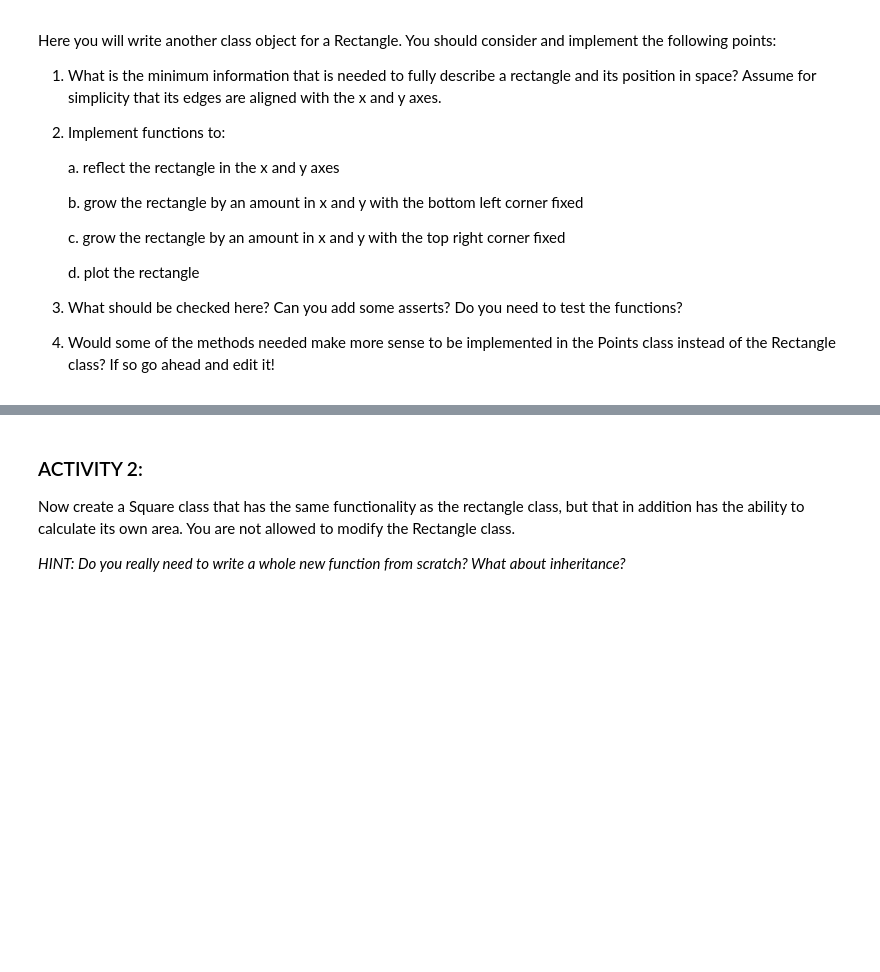
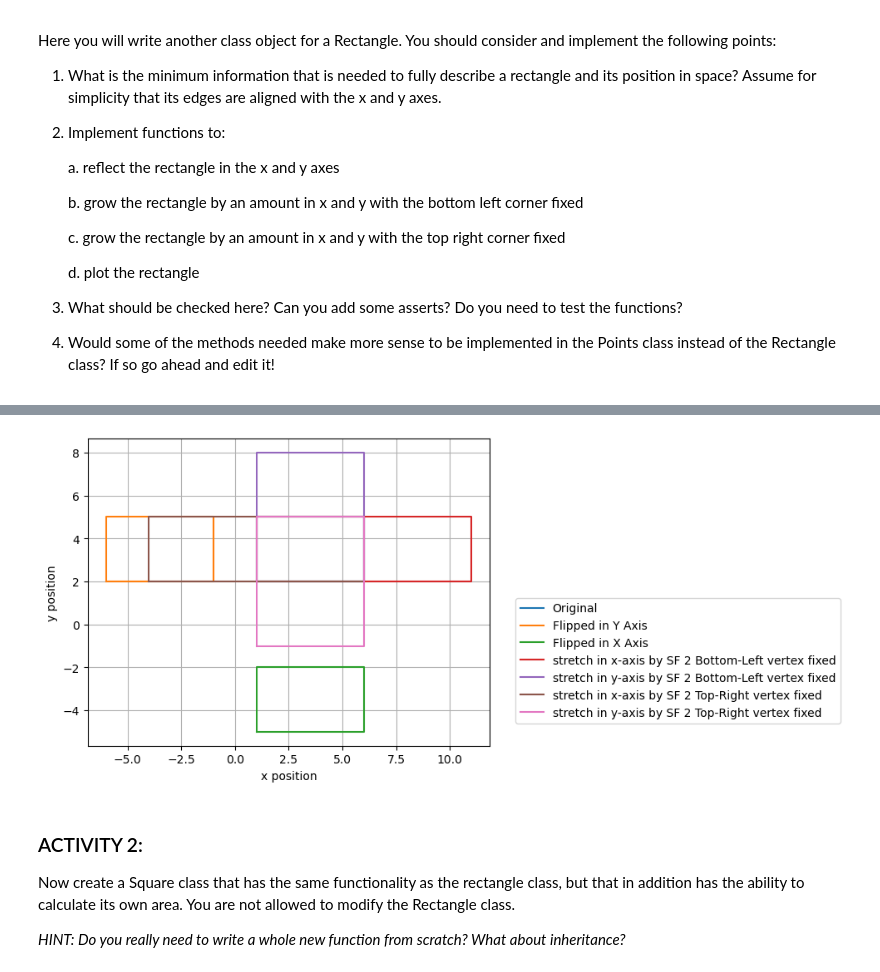
Before and after one commit to KAClough/TopicsInSciComp, a Jupyter notebook: Notebooks/Week3_LabExercises.ipynb, the cells around one changed output, grey strips where cells are left out. Saved outputs shown, nothing was run; the diff lists cells and outputs as text; code cells hidden in the pictures; blank space fills up the shorter version.

```diff
--- a/Notebooks/Week3_LabExercises.ipynb
+++ b/Notebooks/Week3_LabExercises.ipynb
@@ -116,4 +116,97 @@ Distance is  6.264982043070834
 # %%
 # Rectangle class
 
-# UPDATE ME!
+class Rectangle:
+    def __init__(self, name, bottom_left_point=Point(), dx=0.0, dy=0.0):
+        self.name = name
+        self.bottom_left_point = bottom_left_point
+        self.dx = dx
+        self.dy = dy
+        self.bottom_right_point = Point(self.bottom_left_point.x + self.dx, self.bottom_left_point.y, name="BR")
+        self.top_left_point = Point(self.bottom_left_point.x, self.bottom_left_point.y + self.dy, name="TL")
+        self.top_right_point = Point(self.bottom_left_point.x + self.dx, self.bottom_left_point.y + self.dy, name="TR")
+
+
+    def print_rectangle(self) :
+        print("Rectangle", self.name, "is (",
+               self.bottom_left_point.x, self.bottom_left_point.y, "), and (",
+               self.bottom_right_point.x, self.bottom_right_point.y, "), and (",
+               self.top_left_point.x, self.top_left_point.y, "), and (",
+               self.top_right_point.x, self.top_right_point.y, ")")
+
+    def reflect_rectangle_in_y_axis(self) :
+        new_bottom_left_point = Point(-self.bottom_left_point.x - self.dx, self.bottom_left_point.y, "P reflected in y")
+        new_rectangle = Rectangle( self.name + " reflected in y axis", new_bottom_left_point, self.dx, self.dy)
+        return(new_rectangle)
+        Rectangle.print_rectangle(new_rectangle)
+
+    def reflect_rectangle_in_x_axis(self) :
+        new_bottom_left_point = Point(self.bottom_left_point.x, -self.bottom_left_point.y - self.dy, "P reflected in x")
+        new_rectangle = Rectangle( self.name + " reflected in x axis", new_bottom_left_point, self.dx, self.dy)
+        return(new_rectangle)
+        Rectangle.print_rectangle(new_rectangle)
+
+    def stretch_rectangle_in_x_axis_with_bottom_left_vertex_fixed(self, scale_factor):
+        new_bottom_left_point = Point(self.bottom_left_point.x, self.bottom_left_point.y, "P reflected in x")
+        new_rectangle = Rectangle( self.name + f" stretched by a factor of {scale_factor} in x axis where the bottom-left vertex is fixed", new_bottom_left_point, scale_factor*self.dx, self.dy)
+        return(new_rectangle)
+        Rectangle.print_rectangle(new_rectangle)
+
+    def stretch_rectangle_in_y_axis_with_bottom_left_vertex_fixed(self, scale_factor):
+        new_bottom_left_point = Point(self.bottom_left_point.x, self.bottom_left_point.y, "P reflected in x")
+        new_rectangle = Rectangle( self.name + f" stretched by a factor of {scale_factor} in y axis where the bottom-left vertex is fixed", new_bottom_left_point, self.dx, scale_factor*self.dy)
+        return(new_rectangle)
+        Rectangle.print_rectangle(new_rectangle)
+
+    def stretch_rectangle_in_x_axis_with_top_right_vertex_fixed(self, scale_factor):
+        new_bottom_left_point = Point(self.bottom_left_point.x - (scale_factor -1)*self.dx, self.bottom_left_point.y, "P reflected in x")
+        new_rectangle = Rectangle( self.name + f" stretched by a factor of {scale_factor} in x axis where the top-right vertex is fixed", new_bottom_left_point, scale_factor*self.dx, self.dy)
+        return(new_rectangle)
+        Rectangle.print_rectangle(new_rectangle)
+
+    def stretch_rectangle_in_y_axis_with_top_right_vertex_fixed(self, scale_factor):
+        new_bottom_left_point = Point(self.bottom_left_point.x, self.bottom_left_point.y - (scale_factor -1)*self.dy, "P reflected in x")
+        new_rectangle = Rectangle( self.name + f" stretched by a factor of {scale_factor} in y axis where the top-right vertex is fixed", new_bottom_left_point, self.dx, scale_factor*self.dy)
+        return(new_rectangle)
+        Rectangle.print_rectangle(new_rectangle)
+
+    def plot_rectangle(self,ax):
+        ax.plot(self.bottom_left_point.x, self.bottom_left_point.y, 'o', label=f"{self.name} Bottom-Left")
+        ax.plot(self.top_left_point.x, self.top_left_point.y, 'o', label="Top-Left")
+        ax.plot(self.top_right_point.x, self.top_right_point.y, 'o', label="Top-Right")
+        ax.plot(self.bottom_right_point.x, self.bottom_right_point.y, 'o', label="Bottom-Right")
+
+    def plot_rectangle2(self, ax, rectangle_label="") :
+
+        x_points = np.array([self.bottom_left_point.x, self.bottom_left_point.x,
+                             self.top_right_point.x,   self.top_right_point.x,
+                             self.bottom_left_point.x])
+
+        y_points = np.array([self.bottom_left_point.y, self.top_right_point.y,
+                             self.top_right_point.y,   self.bottom_left_point.y,
+                             self.bottom_left_point.y])
+
+        ax.plot(x_points, y_points, '-', label=rectangle_label)
+        ax.set_aspect('equal')
+
+
+first_rectangle=Rectangle("RECTANGLE", Point(1.0, 2.0, "P"), 5.0, 3.0)
+
+first_rectangle.print_rectangle()
+
+#Rectangle.stretch_rectangle_in_x_axis_with_top_right_vertex_fixed(first_rectangle, 3.0)
+
+plt.plot()
+plt.grid()
+plt.xlabel("x position")
+plt.ylabel("y position")
+ax = plt.gcf().gca()
+first_rectangle.plot_rectangle2(ax, "Original")
+first_rectangle.reflect_rectangle_in_y_axis().plot_rectangle2(ax, "Flipped in Y Axis")
+first_rectangle.reflect_rectangle_in_x_axis().plot_rectangle2(ax, "Flipped in X Axis")
+first_rectangle.stretch_rectangle_in_x_axis_with_bottom_left_vertex_fixed(2).plot_rectangle2(ax, f"stretch in x-axis by SF 2 Bottom-Left vertex fixed")
+first_rectangle.stretch_rectangle_in_y_axis_with_bottom_left_vertex_fixed(2).plot_rectangle2(ax, f"stretch in y-axis by SF 2 Bottom-Left vertex fixed")
+first_rectangle.stretch_rectangle_in_x_axis_with_top_right_vertex_fixed(2).plot_rectangle2(ax, f"stretch in x-axis by SF 2 Top-Right vertex fixed")
+first_rectangle.stretch_rectangle_in_y_axis_with_top_right_vertex_fixed(2).plot_rectangle2(ax, f"stretch in y-axis by SF 2 Top-Right vertex fixed")
+plt.legend(bbox_to_anchor=(1.05, 0.5))
+# %% [output]
@@ -120,3 +215,4 @@ Distance is  6.264982043070834
+[figure, added]
 # %% [markdown]
 ### ACTIVITY 2:
 
```
Also changed, not shown: parts of 2 cells of this notebook, 1 other file.
